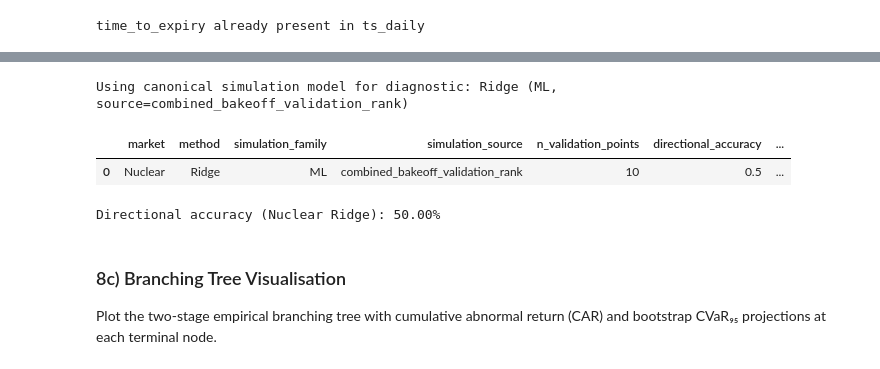
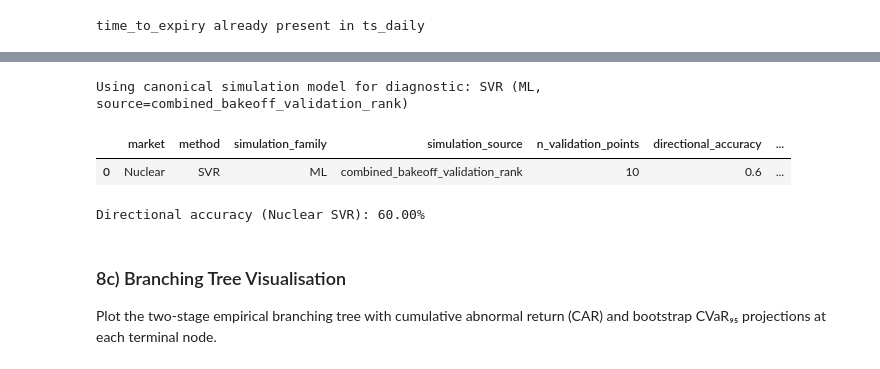
Before and after one commit to seconlon99/Prediction-Markets-Quant-Hedging, a Jupyter notebook: Energy_Lower_Freq_Nuclear.ipynb, the cells around one changed output, grey strips where cells are left out. Cells and saved outputs as stored; diff of their text form; code cells hidden in the pictures.

```diff
--- a/Energy_Lower_Freq_Nuclear.ipynb
+++ b/Energy_Lower_Freq_Nuclear.ipynb
@@ -4179,8 +4160,8 @@ Total features ranked: 7
 # %%
 # Section 8b) Simulation model one-step validation
 import pandas as pd
-from sklearn.ensemble import GradientBoostingRegressor, RandomForestRegressor, ExtraTreesRegressor
-from sklearn.linear_model import Ridge, Lasso, ElasticNet
+from sklearn.ensemble import ExtraTreesRegressor
+from sklearn.linear_model import ElasticNet
 from sklearn.pipeline import Pipeline
 from sklearn.preprocessing import StandardScaler
 from sklearn.svm import SVR
@@ -4235,19 +4216,18 @@ params = dict(spec.get("params", {}))
 print(f"Using canonical simulation model for diagnostic: {model_name} ({model_family}, source={model_source})")
 
 def build_model(name: str, p: dict):
+    """Instantiate one of the 5 candidate models. Raises clearly if a removed model is requested."""
     p = dict(p)
-    if name in ["GradientBoosting", "FoundationModel"]:
+    if name == "ElasticNet":
+        p.setdefault("alpha", 0.001)
+        p.setdefault("l1_ratio", 0.5)
+        p.setdefault("max_iter", 20000)
         p.setdefault("random_state", 42)
-        if name == "FoundationModel":
-            p.setdefault("n_estimators", 500)
-            p.setdefault("learning_rate", 0.02)
-            p.setdefault("max_depth", 2)
-        return GradientBoostingRegressor(**p)
-    if name == "RandomForest":
-        p.setdefault("random_state", 42)
-        return RandomForestRegressor(**p)
+        return Pipeline([("scaler", StandardScaler()), ("model", ElasticNet(**p))])
     if name == "ExtraTrees":
         p.setdefault("random_state", 42)
+        p.setdefault("n_estimators", 400)
+        p.setdefault("min_samples_leaf", 2)
         return ExtraTreesRegressor(**p)
     if name == "SVR_linear":
         p.setdefault("C", 5.0)
@@ -4260,13 +4240,11 @@ def build_model(name: str, p: dict):
         p.setdefault("epsilon", 0.1)
         p.setdefault("gamma", "scale")
         return Pipeline([("scaler", StandardScaler()), ("model", SVR(**p))])
-    if name == "Ridge":
-        return Pipeline([("scaler", StandardScaler()), ("model", Ridge(**p))])
-    if name == "Lasso":
-        return Pipeline([("scaler", StandardScaler()), ("model", Lasso(**p))])
-    if name == "ElasticNet":
-        return Pipeline([("scaler", StandardScaler()), ("model", ElasticNet(**p))])
-    raise ValueError(f"Unsupported model for this diagnostic: {name}")
+    raise ValueError(
+        f"Model '{name}' is not in the current candidate set "
+        f"{{ElasticNet, ExtraTrees, SVR, SVR_linear}}. "
+        "Re-run the bakeoff and model-selection cells — a stale kernel may be selecting an eliminated model."
+    )
 
 x_col = "PM_nuclear_returns"
 y_col = "BEL_idiosyncratic"
@@ -4299,36 +4277,36 @@ for i in range(len(val)):
     for lag in range(1, n_lags + 1):
         rec[f"x_lag{lag}"] = float(hist.iloc[-lag][x_col])
         rec[f"y_lag{lag}"] = float(hist.iloc[-lag][y_col])
     x_next = pd.DataFrame([rec], columns=feat_cols)
     preds.append(float(model.predict(x_next)[0]))
 
 y_true = val[y_col].to_numpy(dtype=float)
 y_pred = np.array(preds, dtype=float)
 
 directional_accuracy = float(np.mean(np.sign(y_pred) == np.sign(y_true)))
 rmse = float(np.sqrt(np.mean((y_pred - y_true) ** 2)))
 mae = float(np.mean(np.abs(y_pred - y_true)))
 
 diag = pd.DataFrame([
     {
         "market": "Nuclear",
         "method": model_name,
         "simulation_family": model_family,
         "simulation_source": model_source,
         "n_validation_points": int(len(y_true)),
         "directional_accuracy": directional_accuracy,
         "rmse": rmse,
         "mae": mae,
     }
 ])
 
 display(diag)
 print(f"Directional accuracy (Nuclear {model_name}): {directional_accuracy:.2%}")
 # %% [output]
-Using canonical simulation model for diagnostic: Ridge (ML, source=combined_bakeoff_validation_rank)
+Using canonical simulation model for diagnostic: SVR (ML, source=combined_bakeoff_validation_rank)
 |  | market | method | simulation_family | simulation_source | n_validation_points | directional_accuracy | ... |
-| 0 | Nuclear | Ridge | ML | combined_bakeoff_validation_rank | 10 | 0.5 | ... |
+| 0 | Nuclear | SVR | ML | combined_bakeoff_validation_rank | 10 | 0.6 | ... |
-Directional accuracy (Nuclear Ridge): 50.00%
+Directional accuracy (Nuclear SVR): 60.00%
 # %% [markdown]
 ### 8c) Branching Tree Visualisation
 
```
Also changed, not shown: parts of 11 cells of this notebook.
